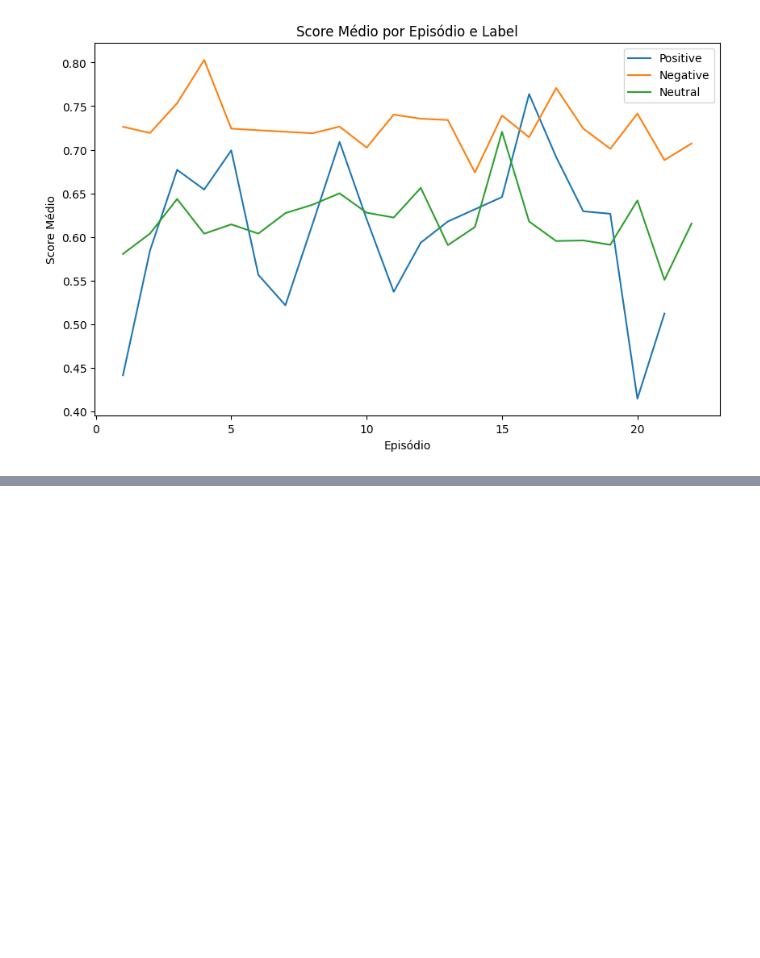
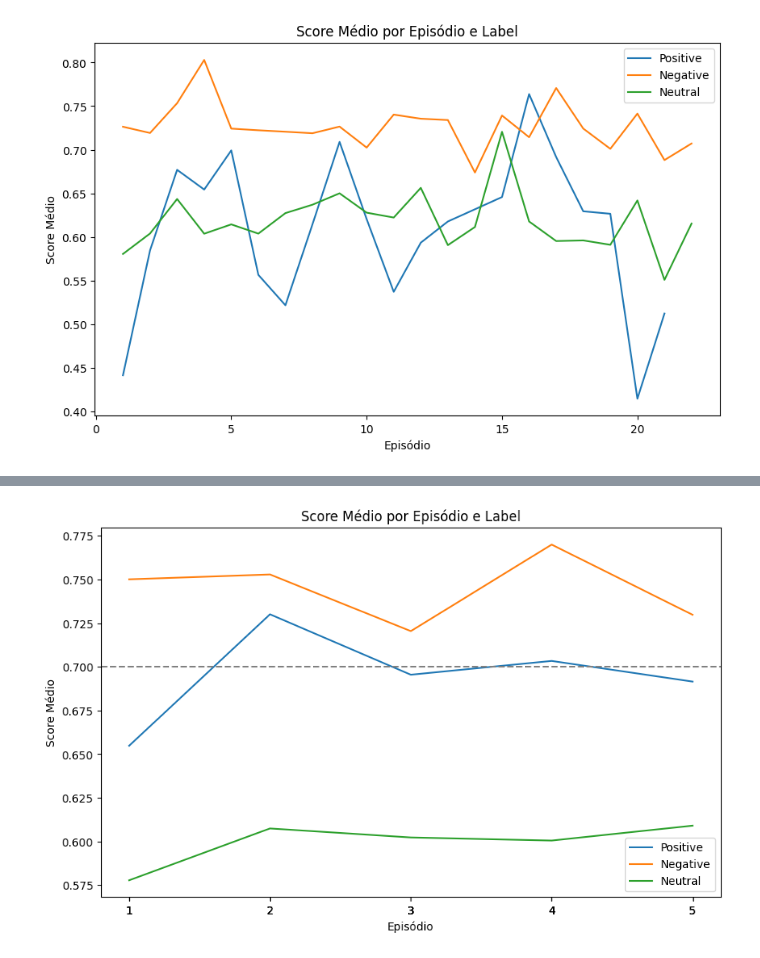
Before and after one commit to adalves-ufabc/2023.Q1-PLN, a Jupyter notebook: Aula 23/2023_Q1_PLN_Notebook_House_02.ipynb, the cells around one changed output, grey strips where cells are left out. Drawn from its saved outputs; the diff is of its cells as text; code cells hidden in the pictures; blank space fills up the shorter version.

```diff
--- a/Aula 23/2023_Q1_PLN_Notebook_House_02.ipynb
+++ b/Aula 23/2023_Q1_PLN_Notebook_House_02.ipynb
@@ -355,0 +413,38 @@ plot_scores_by_episode(sentiments_df)
+# %%
+import spacy
+
+def get_sentiments_by_episode_noun_adj(df, episodes):
+
+    # Cria um objeto de pipeline para análise de sentimentos
+    classifier = pipeline("sentiment-analysis", model=model_path, tokenizer=model_path)
+
+    # Carrega o modelo do spaCy para o idioma desejado
+    nlp = spacy.load("en_core_web_sm")
+
+    # Filtra o DataFrame pelos episódios desejados
+    filtered_df = df[df['episode'].isin(episodes)]
+
+    # Aplica a análise de sentimento em cada fala que tenha pelo menos um substantivo e um adjetivo
+    results = []
+    for row in filtered_df.itertuples():
+        doc = nlp(row.transcript)
+        has_noun = False
+        has_adj = False
+        for token in doc:
+            if token.pos_ == 'NOUN':
+                has_noun = True
+            elif token.pos_ == 'ADJ':
+                has_adj = True
+            if has_noun and has_adj:
+                sentiment = classifier(row.transcript)[0]
+                results.append({'season': row.season, 'num_episode': row.num_episode, 'episode': row.episode,
+                                'transcript': row.transcript, 'label': sentiment['label'], 'score': sentiment['score']})
+                break
+
+    # Cria um novo DataFrame com as informações de cada fala
+    new_df = pd.DataFrame(results)
+
+    # Retorna o novo DataFrame
+    return new_df
+# %%
+sentiments_df = get_sentiments_by_episode_noun_adj(df, [1.01, 1.02, 1.03, 1.04, 1.05])
@@ -355,0 +477,4 @@ plot_scores_by_episode(sentiments_df)
+# %%
+plot_scores_by_episode(sentiments_df)
+# %% [output]
+[figure, added]
```
Also changed, not shown: parts of 23 cells of this notebook.
